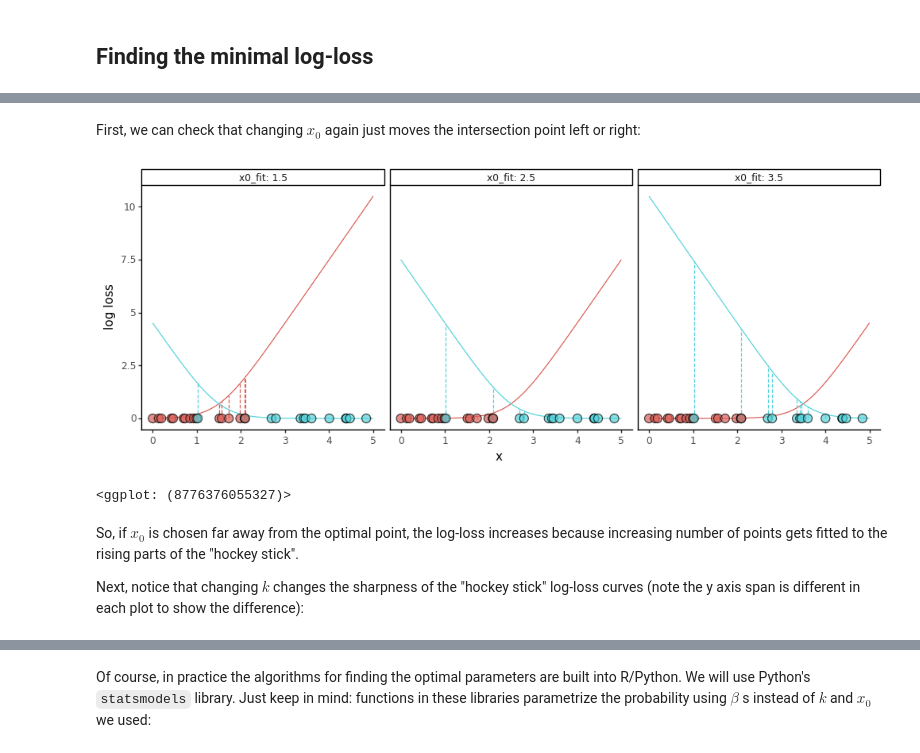
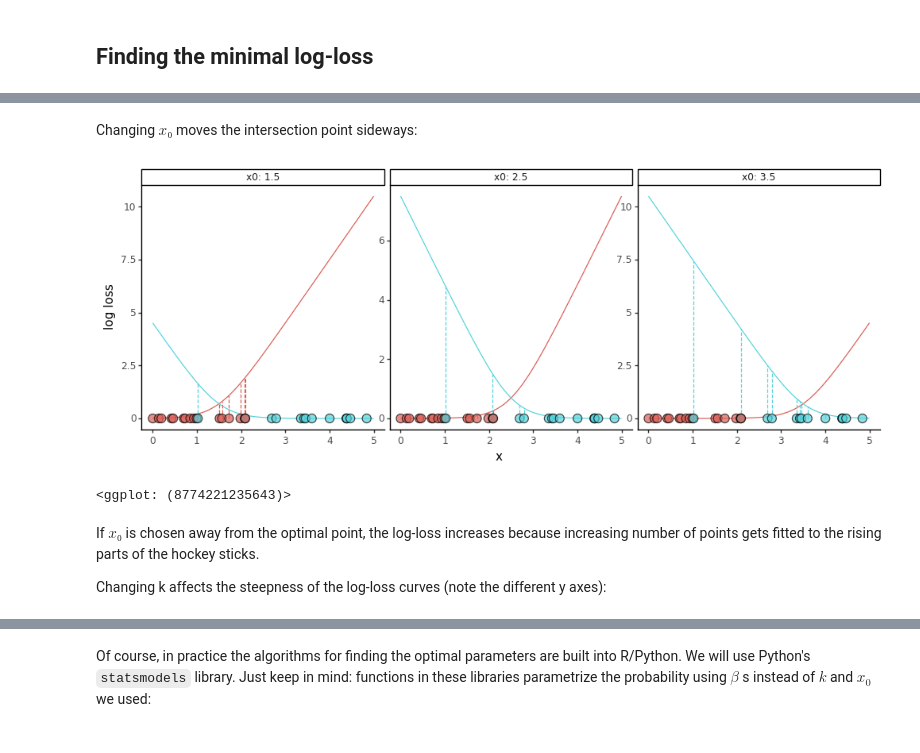
Before and after one commit to igor-sb/blog, a Jupyter notebook: posts/logistic_regression.ipynb, the cells around one changed output, grey strips where cells are left out. Cells and saved outputs as stored; diff of their text form; code cells hidden in the pictures.

```diff
--- a/posts/logistic_regression.ipynb
+++ b/posts/logistic_regression.ipynb
@@ -218,12 +123,8 @@ def create_sample_and_logloss_data(k, x0, k_fit, x0_fit, n_points, seed=1):
 # %%
-df, logloss_df = create_sample_and_logloss_data(
-	k=3,
-	x0=2.5,
-	k_fit=3,
-	x0_fit=2.5,
-	n_points=30,
-)
+from logistic.plots import plot_logistic_fit
 
-plot_logistic_fit(df, logloss_df)
+sample_fit_df, logloss_df = fit_data_to_logloss(sample_df, k=3, x0=2.5)
+
+plot_logistic_fit(sample_fit_df, logloss_df)
 # %% [output]
 [figure]
@@ -273,19 +147,33 @@ def create_sample_and_logloss_data_from_params(params):
-# %% [markdown]
-First, we can check that changing $x_0$ again just moves the intersection point left or right:
-# %%
-x0_dfs, x0_logloss_dfs = create_sample_and_logloss_data_from_params({
-    'x0': [1.5, 2.5, 3.5],
-    'k': [3, 3, 3]
-})
-
-x0_changing_plot = plot_logistic_fit(x0_dfs, x0_logloss_dfs)
-x0_changing_plot += p9.facet_wrap('~x0_fit', labeller='label_both')
-x0_changing_plot += p9.theme(figure_size=(12, 4))
-x0_changing_plot
-# %% [output]
-[figure, removed]
-<ggplot: (8776376055327)>
+# %%
+def fit_parameter_combinations(sample_df, combinations):
+    sample_df_list = []
+    logloss_df_list = []
+    for k, x0 in combinations:
+        sample_fit_df, logloss_df = fit_data_to_logloss(sample_df, k, x0)
+        sample_fit_df['k'] = logloss_df['k'] = k
+        sample_fit_df['x0'] = logloss_df['x0'] = x0
+        sample_df_list.append(sample_fit_df)
+        logloss_df_list.append(logloss_df)
+
+    return (
+        pd.concat(sample_df_list, ignore_index=True),
+        pd.concat(logloss_df_list, ignore_index=True)
+    )
+# %% [markdown]
+Changing $x₀$ moves the intersection point sideways:
+# %%
+from logistic.plots import plot_logistic_fit_panel
+
+x0_dfs, x0_logloss_dfs = fit_parameter_combinations(
+    sample_df,
+    [(3, 1.5), (3, 2.5), (3, 3.5)]
+)
+
+plot_logistic_fit_panel(x0_dfs, x0_logloss_dfs, '~x0')
+# %% [output]
+[figure, added]
+<ggplot: (8774221235643)>
 # %% [markdown]
-So, if $x_0$ is chosen far away from the optimal point, the log-loss increases because increasing number of points gets fitted to the rising parts of the "hockey stick".
+If $x₀$ is chosen away from the optimal point, the log-loss increases because increasing number of points gets fitted to the rising parts of the hockey sticks.
 
-Next, notice that changing $k$ changes the sharpness of the "hockey stick" log-loss curves (note the y axis span is different in each plot to show the difference):
+Changing k affects the steepness of the log-loss curves (note the different y axes):
```
Also changed, not shown: parts of 58 cells of this notebook.
